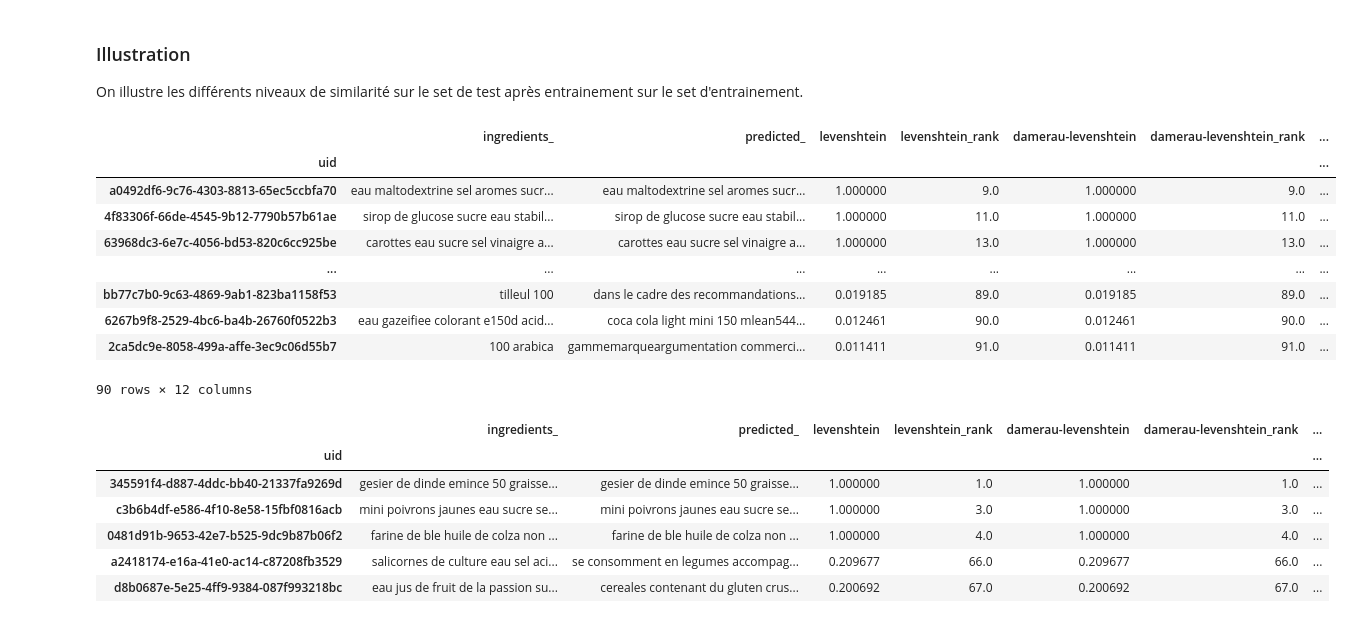
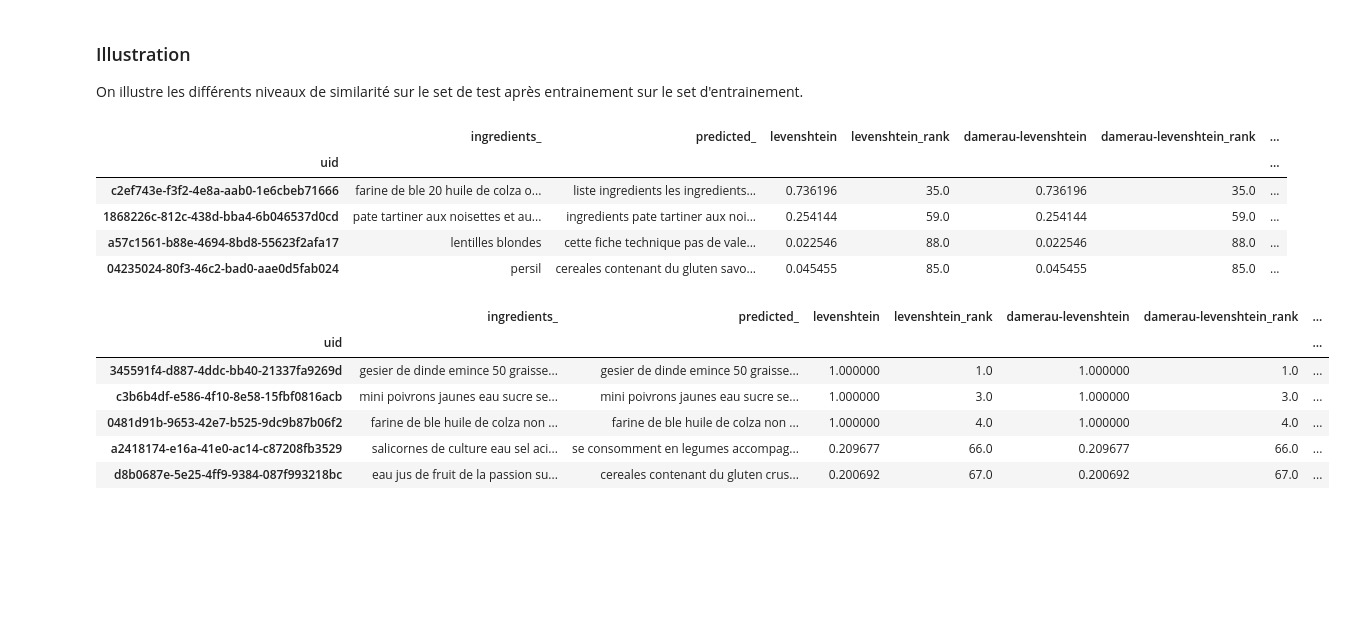
Before and after one commit to UltraDiuve/PIM-Recognizer, a Jupyter notebook: report/notebooks/Performance_measurement.ipynb, the cells around one changed output. Drawn from its saved outputs; the diff is of its cells as text; code cells hidden in the pictures; blank space fills up the shorter version.

```diff
--- a/report/notebooks/Performance_measurement.ipynb
+++ b/report/notebooks/Performance_measurement.ipynb
@@ -463,19 +456,15 @@ for sim in similarity_kinds:
 # %%
 (processed_df.join(comp_df, lsuffix='_')
              .sort_values(['levenshtein'], ascending=False)
              .loc[(processed_df['ingredients'] != '') & (processed_df['predicted'] != '')]
-)
+).sample(4)
 # %% [output]
 |  | ingredients_ | predicted_ | levenshtein | levenshtein_rank | damerau-levenshtein | damerau-levenshtein_rank | ... |
 | uid |  |  |  |  |  |  | ... |
-| a0492df6-9c76-4303-8813-65ec5ccbfa70 | eau maltodextrine sel aromes sucr... | eau maltodextrine sel aromes sucr... | 1.000000 | 9.0 | 1.000000 | 9.0 | ... |
-| 4f83306f-66de-4545-9b12-7790b57b61ae | sirop de glucose sucre eau stabil... | sirop de glucose sucre eau stabil... | 1.000000 | 11.0 | 1.000000 | 11.0 | ... |
-| 63968dc3-6e7c-4056-bd53-820c6cc925be | carottes eau sucre sel vinaigre a... | carottes eau sucre sel vinaigre a... | 1.000000 | 13.0 | 1.000000 | 13.0 | ... |
-| ... | ... | ... | ... | ... | ... | ... | ... |
-| bb77c7b0-9c63-4869-9ab1-823ba1158f53 | tilleul 100 | dans le cadre des recommandations... | 0.019185 | 89.0 | 0.019185 | 89.0 | ... |
-| 6267b9f8-2529-4bc6-ba4b-26760f0522b3 | eau gazeifiee colorant e150d acid... | coca cola light mini 150 mlean544... | 0.012461 | 90.0 | 0.012461 | 90.0 | ... |
-| 2ca5dc9e-8058-499a-affe-3ec9c06d55b7 | 100 arabica | gammemarqueargumentation commerci... | 0.011411 | 91.0 | 0.011411 | 91.0 | ... |
+| c2ef743e-f3f2-4e8a-aab0-1e6cbeb71666 | farine de ble 20 huile de colza o... | liste ingredients les ingredients... | 0.736196 | 35.0 | 0.736196 | 35.0 | ... |
+| 1868226c-812c-438d-bba4-6b046537d0cd | pate tartiner aux noisettes et au... | ingredients pate tartiner aux noi... | 0.254144 | 59.0 | 0.254144 | 59.0 | ... |
+| a57c1561-b88e-4694-8bd8-55623f2afa17 | lentilles blondes | cette fiche technique pas de vale... | 0.022546 | 88.0 | 0.022546 | 88.0 | ... |
+| 04235024-80f3-46c2-bad0-aae0d5fab024 | persil | cereales contenant du gluten savo... | 0.045455 | 85.0 | 0.045455 | 85.0 | ... |
-90 rows × 12 columns
 # %%
 (
 processed_df.sort_values('levenshtein_rank')
```
Also changed, not shown: parts of 10 cells of this notebook, 3 other files.
